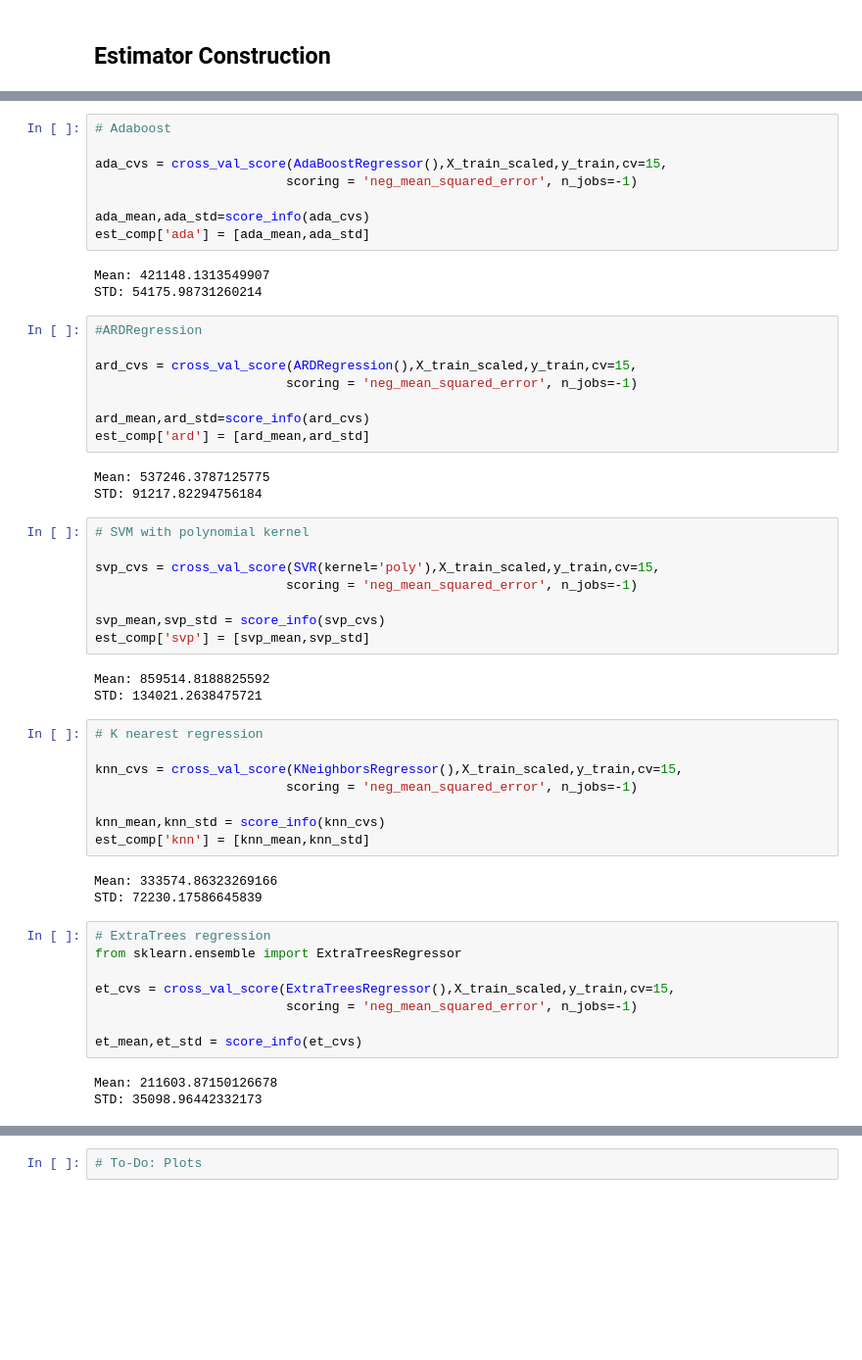
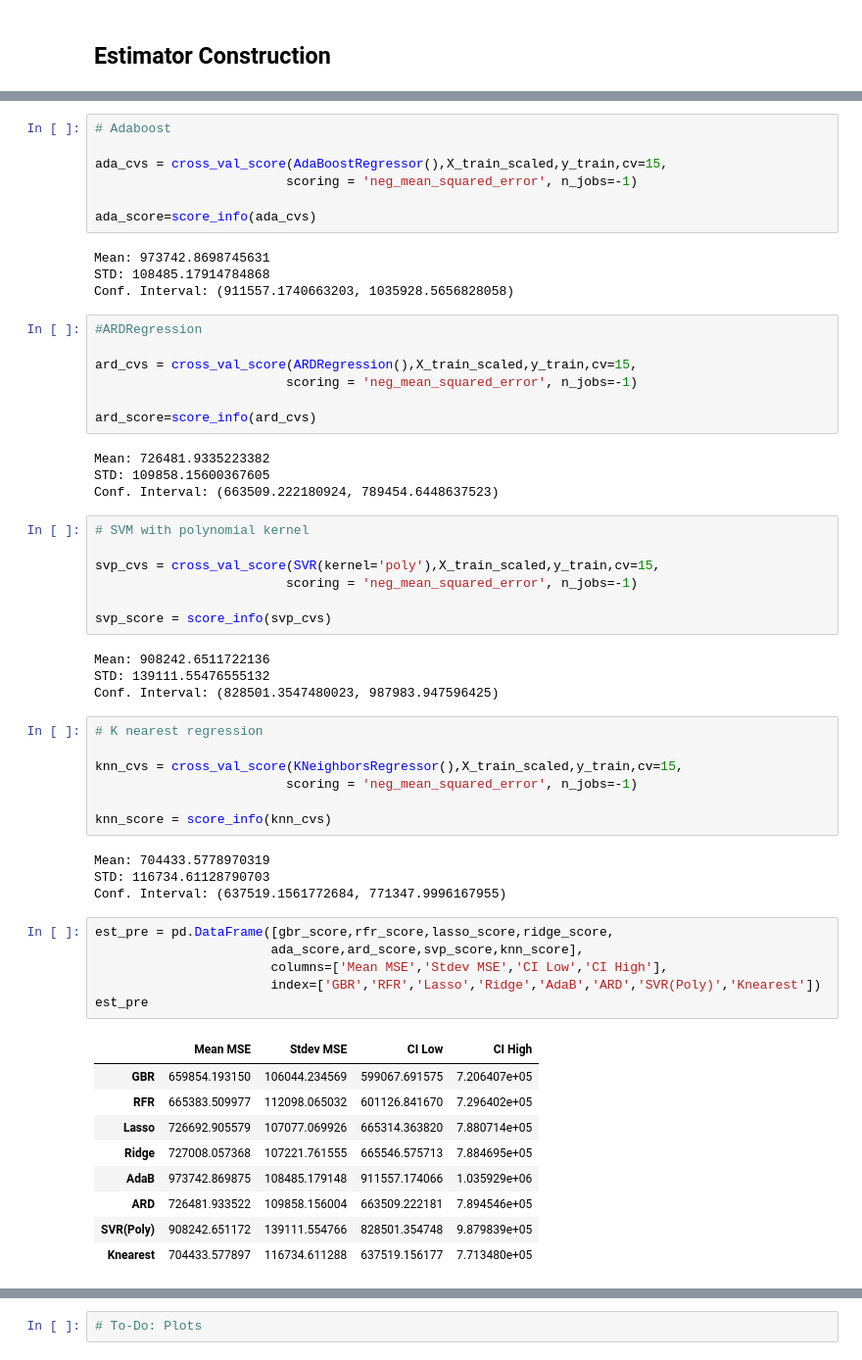
Before and after one commit to icycake7/main, a Jupyter notebook: First Segment Rubric - ML/Voting_Regressor/Weighted_Voting_Reg.ipynb, the cells around one changed output, grey strips where cells are left out. Shown: that part at 98% size. Drawn from its saved outputs; the diff is of its cells as text; blank space fills up the shorter version.

```diff
--- a/First Segment Rubric - ML/Voting_Regressor/Weighted_Voting_Reg.ipynb
+++ b/First Segment Rubric - ML/Voting_Regressor/Weighted_Voting_Reg.ipynb
@@ -718,55 +664,60 @@ STD: 89918.10812301812
 ada_cvs = cross_val_score(AdaBoostRegressor(),X_train_scaled,y_train,cv=15,
                          scoring = 'neg_mean_squared_error', n_jobs=-1)
 
-ada_mean,ada_std=score_info(ada_cvs)
-est_comp['ada'] = [ada_mean,ada_std]
+ada_score=score_info(ada_cvs)
 # %% [output]
-Mean: 421148.1313549907
-STD: 54175.98731260214
+Mean: 973742.8698745631
+STD: 108485.17914784868
+Conf. Interval: (911557.1740663203, 1035928.5656828058)
 # %%
 #ARDRegression
 
 ard_cvs = cross_val_score(ARDRegression(),X_train_scaled,y_train,cv=15,
                          scoring = 'neg_mean_squared_error', n_jobs=-1)
 
-ard_mean,ard_std=score_info(ard_cvs)
-est_comp['ard'] = [ard_mean,ard_std]
+ard_score=score_info(ard_cvs)
 # %% [output]
-Mean: 537246.3787125775
-STD: 91217.82294756184
+Mean: 726481.9335223382
+STD: 109858.15600367605
+Conf. Interval: (663509.222180924, 789454.6448637523)
 # %%
 # SVM with polynomial kernel
 
 svp_cvs = cross_val_score(SVR(kernel='poly'),X_train_scaled,y_train,cv=15,
                          scoring = 'neg_mean_squared_error', n_jobs=-1)
 
-svp_mean,svp_std = score_info(svp_cvs)
-est_comp['svp'] = [svp_mean,svp_std]
+svp_score = score_info(svp_cvs)
 # %% [output]
-Mean: 859514.8188825592
-STD: 134021.2638475721
+Mean: 908242.6511722136
+STD: 139111.55476555132
+Conf. Interval: (828501.3547480023, 987983.947596425)
 # %%
 # K nearest regression
 
 knn_cvs = cross_val_score(KNeighborsRegressor(),X_train_scaled,y_train,cv=15,
                          scoring = 'neg_mean_squared_error', n_jobs=-1)
 
-knn_mean,knn_std = score_info(knn_cvs)
-est_comp['knn'] = [knn_mean,knn_std]
+knn_score = score_info(knn_cvs)
 # %% [output]
-Mean: 333574.86323269166
-STD: 72230.17586645839
+Mean: 704433.5778970319
+STD: 116734.61128790703
+Conf. Interval: (637519.1561772684, 771347.9996167955)
-# %%
-# ExtraTrees regression
-from sklearn.ensemble import ExtraTreesRegressor
-
-et_cvs = cross_val_score(ExtraTreesRegressor(),X_train_scaled,y_train,cv=15,
-                         scoring = 'neg_mean_squared_error', n_jobs=-1)
-
-et_mean,et_std = score_info(et_cvs)
-# %% [output]
-Mean: 211603.87150126678
-STD: 35098.96442332173
+# %%
+est_pre = pd.DataFrame([gbr_score,rfr_score,lasso_score,ridge_score,
+                       ada_score,ard_score,svp_score,knn_score],
+                       columns=['Mean MSE','Stdev MSE','CI Low','CI High'],
+                       index=['GBR','RFR','Lasso','Ridge','AdaB','ARD','SVR(Poly)','Knearest'])
+est_pre
+# %% [output]
+|  | Mean MSE | Stdev MSE | CI Low | CI High |
+| GBR | 659854.193150 | 106044.234569 | 599067.691575 | 7.206407e+05 |
+| RFR | 665383.509977 | 112098.065032 | 601126.841670 | 7.296402e+05 |
+| Lasso | 726692.905579 | 107077.069926 | 665314.363820 | 7.880714e+05 |
+| Ridge | 727008.057368 | 107221.761555 | 665546.575713 | 7.884695e+05 |
+| AdaB | 973742.869875 | 108485.179148 | 911557.174066 | 1.035929e+06 |
+| ARD | 726481.933522 | 109858.156004 | 663509.222181 | 7.894546e+05 |
+| SVR(Poly) | 908242.651172 | 139111.554766 | 828501.354748 | 9.879839e+05 |
+| Knearest | 704433.577897 | 116734.611288 | 637519.156177 | 7.713480e+05 |
 # %%
 svl_cvs = cross_val_score(SVR(kernel='linear'),X_train_scaled,y_train,cv=15,
                          scoring = 'neg_mean_squared_error', n_jobs=-1)
```
Also changed, not shown: parts of 31 cells of this notebook.
